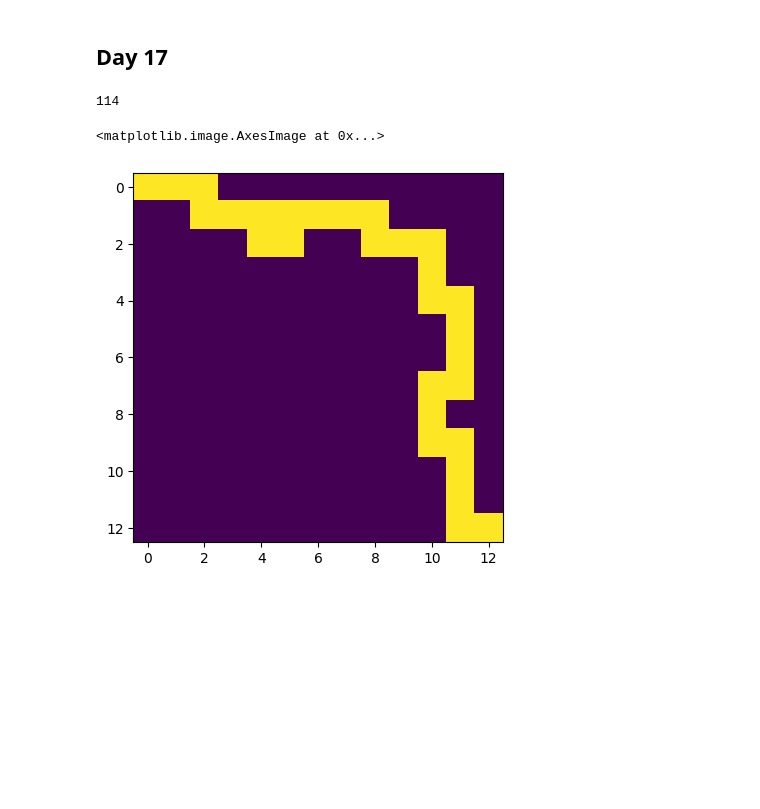
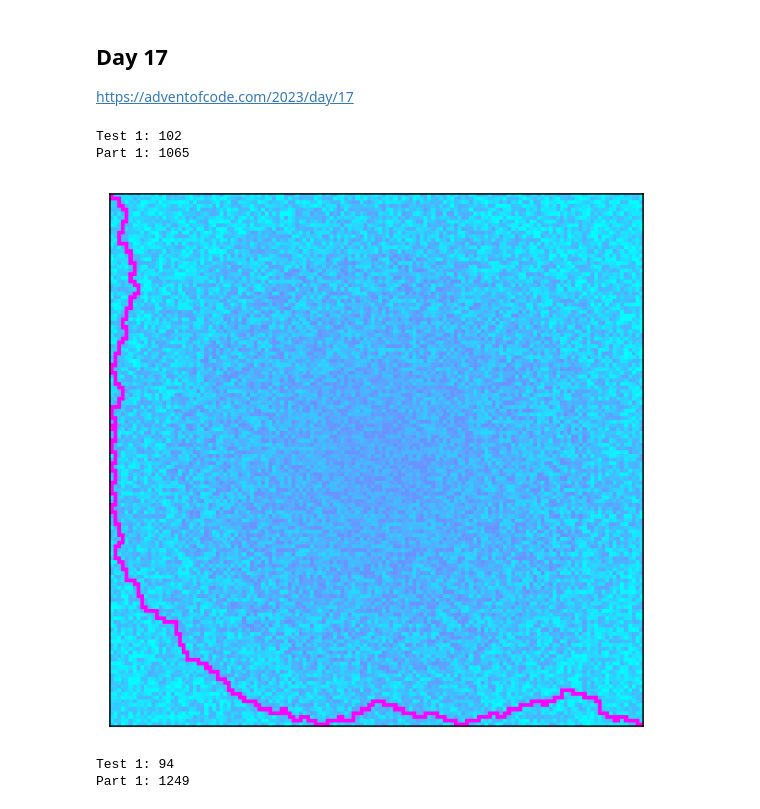
Before and after one commit to marcodelmastro/AdventOfCode2023, a Jupyter notebook: Day17.ipynb, the cells around one changed output. Cells and saved outputs as stored; diff of their text form; code cells hidden in the pictures; blank space fills up the shorter version.

```diff
--- a/Day17.ipynb
+++ b/Day17.ipynb
@@ -1,5 +1,7 @@
 # %% [markdown]
 ## Day 17
+
+https://adventofcode.com/2023/day/17
 # %%
 def readInput17(filename):
     with open(filename) as f:
@@ -13,7 +15,7 @@ def readInput17(filename):
 from queue import PriorityQueue
 from collections import defaultdict
 
-def least_heat_loss(grid,S,E,max_moves=3):
+def least_heat_loss(grid,S,E,max_moves=3,min_moves=0):
 
     queue = PriorityQueue()
     queue.put((0,[S],(0,0),0)) # heatloss, path, movement, how many times last movement was made
@@ -40,9 +42,12 @@ def least_heat_loss(grid,S,E,max_moves=3):
         if nmove<max_moves and move!=(0,0): # can still go in current direction
             p = (x+dxm,y+dym)
             if p not in grid.keys(): # avoid grid boundaries
-                continue
+                pass # this was initially a @#$%^ continue, thanks to a redditor for spotting the bug!
             else:
                 queue.put((heatloss+grid[p],list(path)+[p],move,nmove+1))
+
+        if min_moves and nmove<min_moves and move!=(0,0): # in case a minimal number of moves
+            continue
 
         for m in [ (-1,0), (+1,0), (0,-1), (0,+1) ]: # all possible directions
             if m != move and m != (-dxm,-dym): # cannot go back, and forward is already considered
@@ -52,24 +57,39 @@ def least_heat_loss(grid,S,E,max_moves=3):
                 else:
                     queue.put((heatloss+grid[p],list(path)+[p],m,1))
 
-grid,xmax,ymax = readInput17("examples/example17.txt")
-#grid,xmax,ymax = readInput17("AOC2023inputs/input17.txt")
 
-S = (0,0)
-E = (xmax-1,ymax-1)
-heatloss,path = least_heat_loss(grid,S,E,max_moves=3)
-print(heatloss) # should be 102
+def part1(infile):
+    grid,xmax,ymax = readInput17(infile)
+    S = (0,0)
+    E = (xmax-1,ymax-1)
+    heatloss,path = least_heat_loss(grid,S,E,max_moves=3)
+    return heatloss,path
-# %% [output]
-114
+# %%
+heatloss10,path10 = part1("examples/example17.txt")
+print("Test 1:",heatloss10)
+
+heatloss11,path11 = part1("AOC2023inputs/input17.txt")
+print("Part 1:",heatloss11)
+# %% [output]
+Test 1: 102
+Part 1: 1065
 # %%
 import matplotlib.pyplot as plt
 import numpy as np
 
-road = np.zeros((ymax,xmax))
-for x,y in path:
-    road[y,x]=1
+grid,xmax,ymax = readInput17("AOC2023inputs/input17.txt")
 
-plt.imshow(road)
+plot1 = np.zeros((ymax,xmax))
+
+for x,y in grid.keys():
+    plot1[y,x]=grid[(x,y)]
+
+for x,y in path11:
+    plot1[y,x]=20
+
+fig = plt.figure(figsize=(5,5),dpi=150)
+f = plt.imshow(plot1,cmap='cool')
+f.axes.get_xaxis().set_visible(False)
+f.axes.get_yaxis().set_visible(False)
 # %% [output]
-<matplotlib.image.AxesImage at 0x...>
-[figure, old version]
+[figure, new version]
@@ -75,0 +103,9 @@ plt.imshow(road)
+# %%
+heatloss20,path20 = part2("examples/example17.txt")
+print("Test 1:",heatloss20)
+
+heatloss21,path21 = part2("AOC2023inputs/input17.txt")
+print("Part 1:",heatloss21)
+# %% [output]
+Test 1: 94
+Part 1: 1249
```
Also changed, not shown: parts of 2 cells of this notebook, 2 other files.
